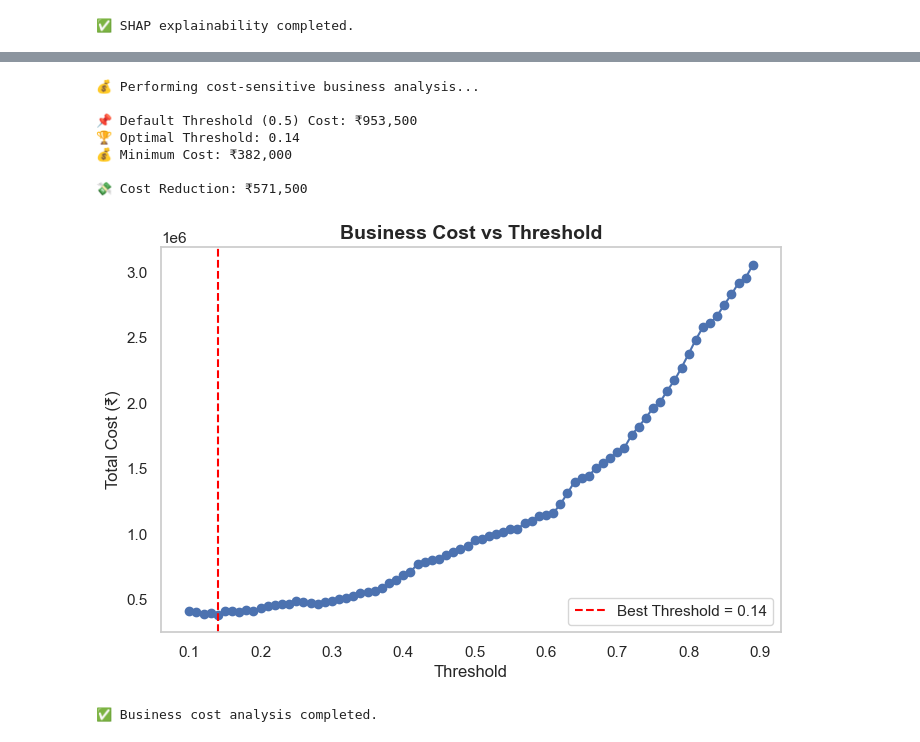
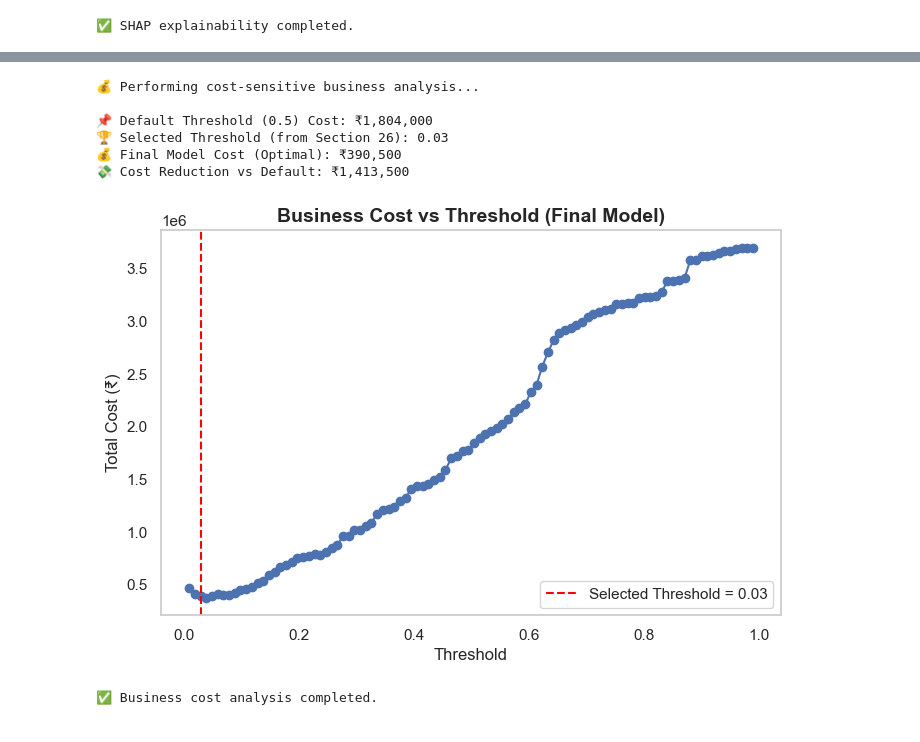
Before and after one commit to Pranav-1201/Cost-Sensitive-Early-Warning-Customer-Churn-Intelligence-System, a Jupyter notebook: notebooks/Cuatomer_Churn_Model.ipynb, the cells around one changed output, grey strips where cells are left out. Cells and saved outputs as stored; diff of their text form; code cells hidden in the pictures.

Commit message:
Updated data, notebook, and project files

```diff
--- a/notebooks/Cuatomer_Churn_Model.ipynb
+++ b/notebooks/Cuatomer_Churn_Model.ipynb
@@ -192,7 +190,7 @@ Why important?
 """
 start_timer("Section 3")
 # --------- LOAD DATA ----------
-DATA_PATH = "../data/raw/telco_churn.csv"
+DATA_PATH = "../data/telco_churn.csv"
 
 df = pd.read_csv(DATA_PATH)
 
@@ -2300,6 +2302,10 @@ for epoch in range(epochs):
     if val_loss < best_val_loss:
         best_val_loss = val_loss
         counter = 0
+
+        # 🔥 SAVE BEST MODEL (CRITICAL FIX)
+        torch.save(model.state_dict(), "best_ann.pt")
+
     else:
         counter += 1
 
@@ -2307,6 +2313,11 @@ for epoch in range(epochs):
         print("⛔ Early stopping triggered")
         break
 
+
+# --------- LOAD BEST MODEL ----------
+model.load_state_dict(torch.load("best_ann.pt"))
+print("✅ Loaded best ANN model (lowest validation loss)")
+
 print("✅ ANN training completed.\n")
 
 end_timer("Section 24")
@@ -2411,6 +2423,9 @@ for model_name in final_df["Model"]:
 
     elif model_name == "Random Forest":
         probs = rf_weighted.predict_proba(X_test)[:, 1]
+
+    elif model_name == "Decision Tree":
+        probs = dt_model.predict_proba(X_test)[:, 1]
 
     elif "XGBoost" in model_name:
         probs = xgb_model.predict_proba(X_test)[:, 1]
@@ -2565,8 +2580,8 @@ start_timer("Section 27")
 """
 Purpose:
 --------
-- Evaluate model performance from a business perspective
-- Minimize financial loss due to wrong predictions
+- Evaluate FINAL model performance from a business perspective
+- Explain WHY the selected threshold is optimal
 
 Key Idea:
 ---------
@@ -2588,69 +2603,72 @@ def calculate_cost(y_true, y_pred):
     return fn * COST_FN + fp * COST_FP
 
 
+# --------- GET PROBABILITIES FROM FINAL MODEL ----------
+y_prob_final = final_model.predict_proba(X_test)[:, 1]
+
+
 # --------- BASELINE (DEFAULT THRESHOLD = 0.5) ----------
-y_pred_default = (y_prob_tuned >= 0.5).astype(int)
+y_pred_default = (y_prob_final >= 0.5).astype(int)
 cost_default = calculate_cost(y_test, y_pred_default)
 
 
-# --------- OPTIMIZE THRESHOLD ----------
-thresholds = np.arange(0.1, 0.9, 0.01)
+# --------- ANALYZE THRESHOLD RANGE ----------
+thresholds = np.linspace(0.01, 0.99, 100)
 
 cost_results = []
 
-best_cost = float("inf")
-best_t = 0
-
 for t in thresholds:
-    y_pred = (y_prob_tuned >= t).astype(int)
+    y_pred = (y_prob_final >= t).astype(int)
     cost = calculate_cost(y_test, y_pred)
 
     cost_results.append({
         "Threshold": t,
         "Cost": cost
     })
 
-    if cost < best_cost:
-        best_cost = cost
-        best_t = t
-
 
 # --------- RESULTS ----------
 cost_df = pd.DataFrame(cost_results)
 
 print(f"📌 Default Threshold (0.5) Cost: ₹{cost_default:,.0f}")
-print(f"🏆 Optimal Threshold: {best_t:.2f}")
-print(f"💰 Minimum Cost: ₹{best_cost:,.0f}\n")
-print(f"💸 Cost Reduction: ₹{cost_default - best_cost:,.0f}")
+print(f"🏆 Selected Threshold (from Section 26): {final_threshold:.2f}")
+
+# Cost at selected threshold
+y_pred_final = (y_prob_final >= final_threshold).astype(int)
+final_cost = calculate_cost(y_test, y_pred_final)
+
+print(f"💰 Final Model Cost (Optimal): ₹{final_cost:,.0f}")
+print(f"💸 Cost Reduction vs Default: ₹{cost_default - final_cost:,.0f}")
+
 
 # --------- VISUALIZATION ----------
 plt.figure(figsize=(8,5))
 
 plt.plot(cost_df["Threshold"], cost_df["Cost"], marker='o')
 
-plt.axvline(best_t, color='red', linestyle='--', label=f'Best Threshold = {best_t:.2f}')
+plt.axvline(final_threshold, color='red', linestyle='--',
+            label=f'Selected Threshold = {final_threshold:.2f}')
 
 plt.xlabel("Threshold")
 plt.ylabel("Total Cost (₹)")
-plt.title("Business Cost vs Threshold", fontsize=14, fontweight='bold')
+plt.title("Business Cost vs Threshold (Final Model)", fontsize=14, fontweight='bold')
 plt.legend()
 plt.grid()
 
 plt.show()
 
 
 print("✅ Business cost analysis completed.\n")
 
 end_timer("Section 27")
 # %% [output]
 💰 Performing cost-sensitive business analysis...
 
-📌 Default Threshold (0.5) Cost: ₹953,500
-🏆 Optimal Threshold: 0.14
-💰 Minimum Cost: ₹382,000
-
-💸 Cost Reduction: ₹571,500
+📌 Default Threshold (0.5) Cost: ₹1,804,000
+🏆 Selected Threshold (from Section 26): 0.03
+💰 Final Model Cost (Optimal): ₹390,500
+💸 Cost Reduction vs Default: ₹1,413,500
-[figure, old version]
+[figure, new version]
 ✅ Business cost analysis completed.
 # %%
 # ============================================================
```
Also changed, not shown: parts of 16 cells of this notebook, 3 other files.
